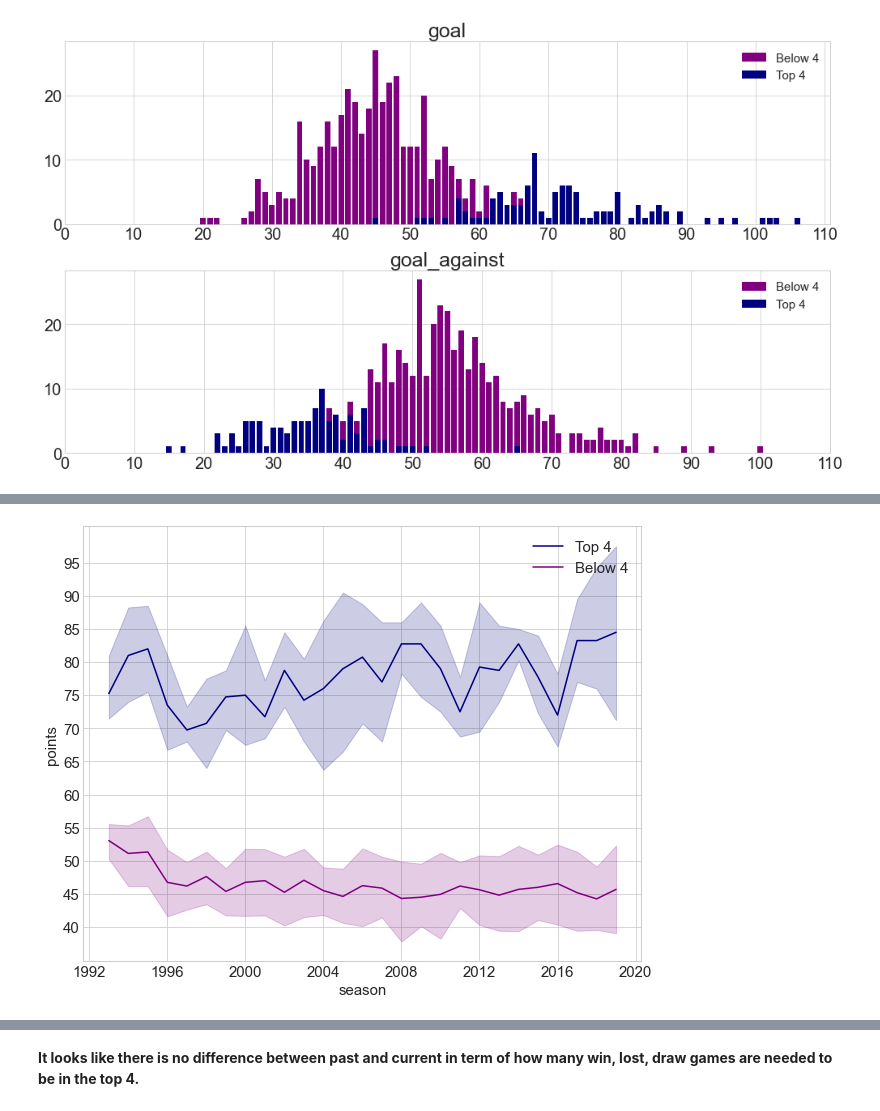
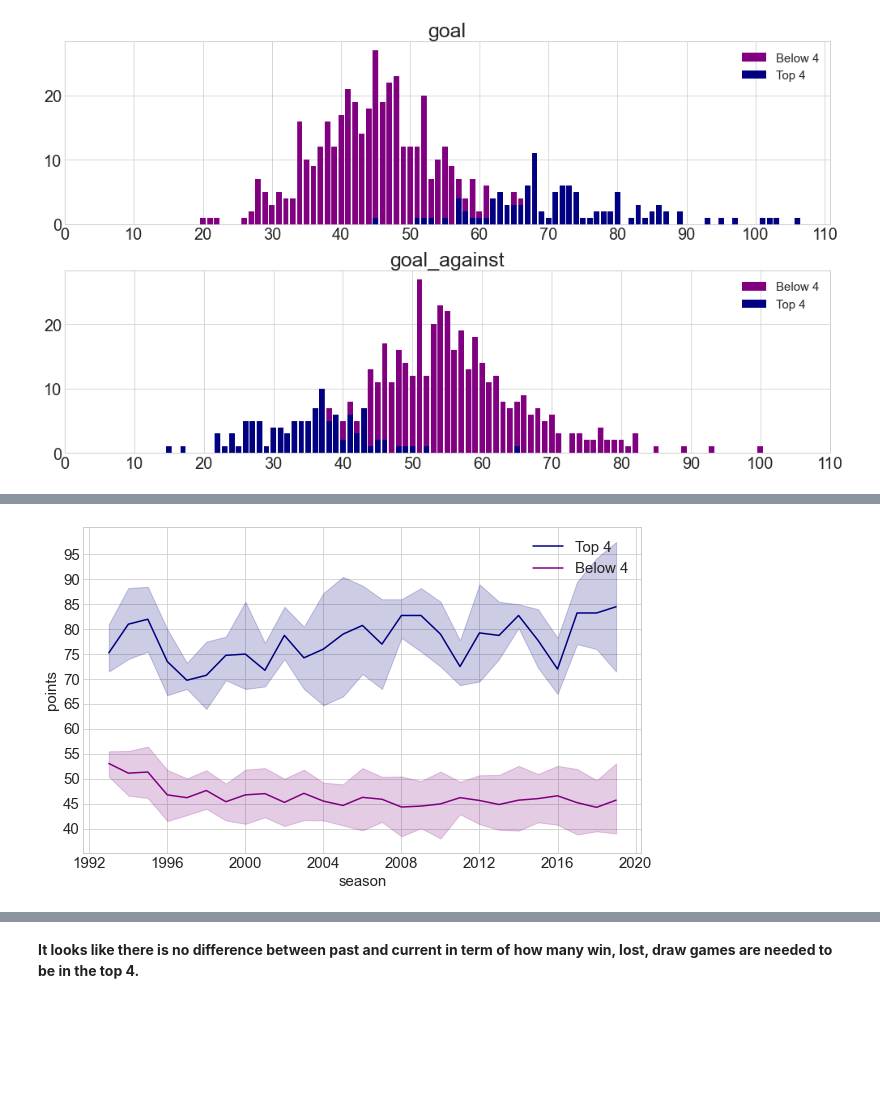
Before and after one commit to hyunilyoo/epl-prediction, a Jupyter notebook: Top4_Prediction.ipynb, the cells around one changed output, grey strips where cells are left out. Drawn from its saved outputs; the diff is of its cells as text; code cells hidden in the pictures; blank space fills up the shorter version.

```diff
--- a/Top4_Prediction.ipynb
+++ b/Top4_Prediction.ipynb
@@ -384,17 +388,17 @@ plt.savefig('timeline.jpg')
 # %%
-plt.figure(figsize=(10, 8))
+plt.figure(figsize=(10, 6))
 
 sns.lineplot(top4['season'], top4['points'], label=('Top 4'), color='navy')
 sns.lineplot(below4['season'], below4['points'], label=('Below 4'), color='purple')
 
 plt.tick_params(labelsize=15)
 plt.yticks(np.arange(40, 100, 5))
 plt.ylabel('points', fontsize=15)
 plt.xlabel('season', fontsize=15)
 plt.legend(fontsize=15)
 plt.savefig('points_timeline.jpg')
 # %% [output]
-[figure, old version]
+[figure, new version]
 # %%
 f, axes = plt.subplots(2, 1,figsize=(10, 8))
 
```
Also changed, not shown: parts of 3 cells of this notebook, 3 other files.
